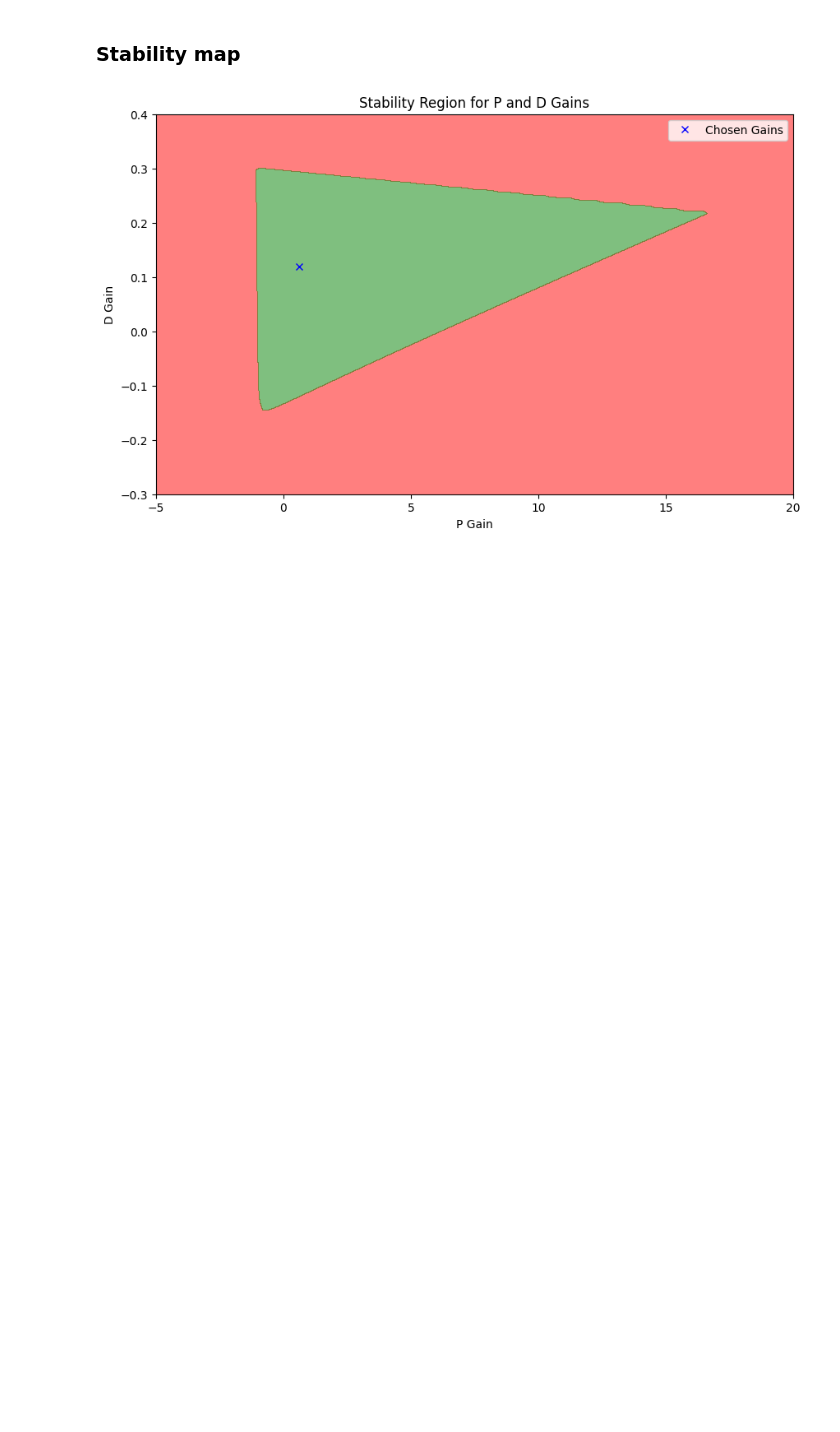
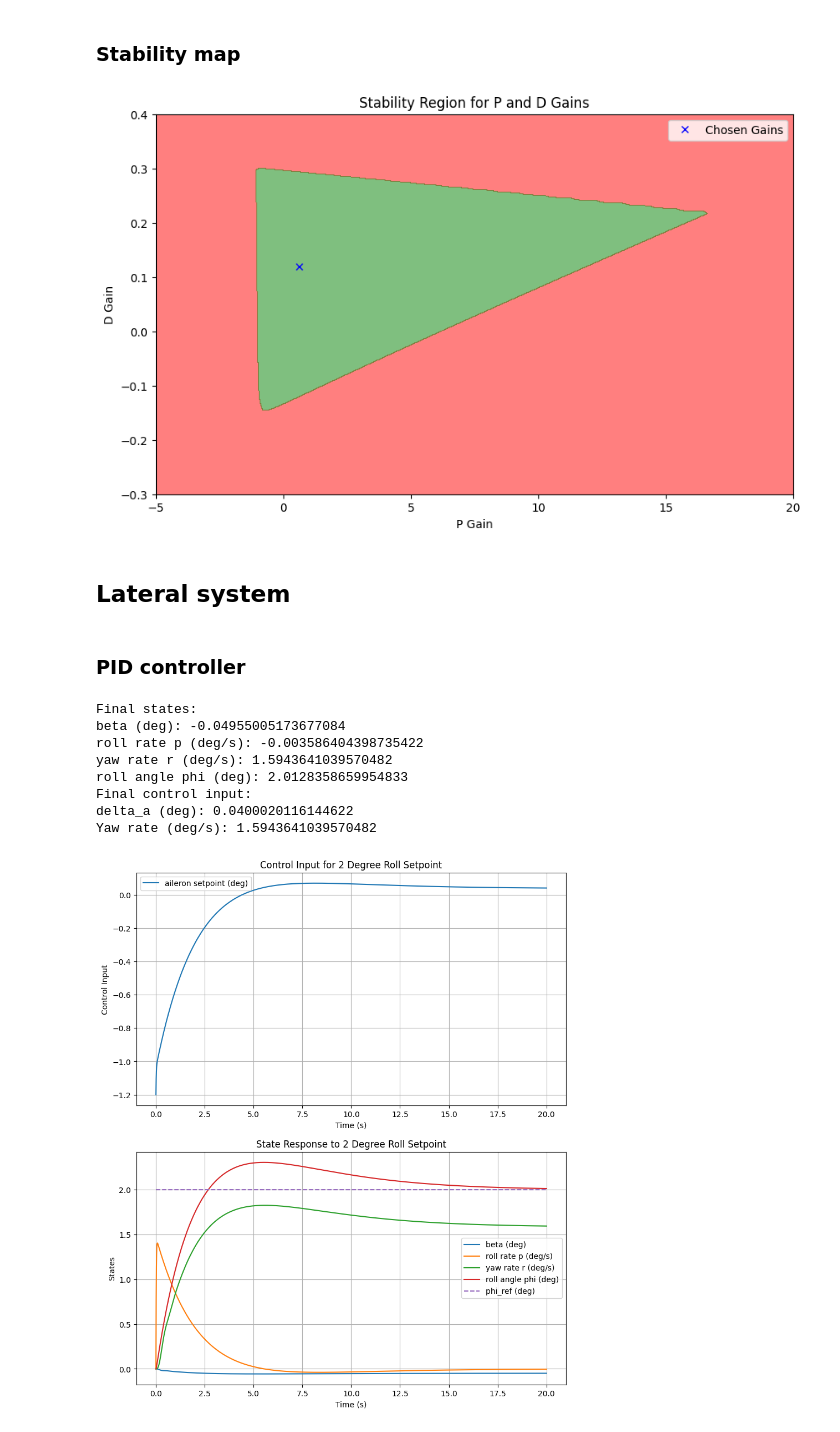
Before and after one commit to gregora/Wright, a Jupyter notebook: control_systems.ipynb, the cells around one changed output. Cells and saved outputs as stored; diff of their text form; code cells hidden in the pictures; blank space fills up the shorter version.

Commit message:
Add lateral controller

```diff
--- a/control_systems.ipynb
+++ b/control_systems.ipynb
@@ -164,3 +164,69 @@ plt.title("Stability Region for P and D Gains")
 plt.show()
 # %% [output]
 [figure]
+# %% [markdown]
+## Lateral system
+# %%
+lateral_linear_matrices = np.load("lateral_linear.npz")
+A = lateral_linear_matrices["A"]
+B = lateral_linear_matrices["B"]
+C = lateral_linear_matrices["C"]
+D = lateral_linear_matrices["D"]
+lateral_linear = ct.StateSpace(A, B, C, D)
+# %% [markdown]
+### PID controller
+# %%
+P_gain = 0.6
+I_gain = 0.1
+D_gain = 0.12
+
+lateral_controller = ct.StateSpace(np.zeros((1,1)), np.array([[0, 0, 1]]), np.array([[-I_gain], [0]]), np.array([[-D_gain, 0, -P_gain], [0, 0, 0]]))
+# %%
+lateral_feedback = ct.feedback(lateral_controller, lateral_linear, sign=-1)
+
+t = np.linspace(0, 20, 10000)
+u = np.zeros((3, len(t)))
+u[2,:] = 2 * np.pi / 180
+
+t, y, x = ct.forced_response(lateral_feedback, T=t, U=u, return_states = True)
+print("Final states:")
+print("beta (deg):", x[1, -1] * 180 / np.pi)
+print("roll rate p (deg/s):", x[2, -1] * 180 / np.pi)
+print("yaw rate r (deg/s):", x[3, -1] * 180 / np.pi)
+print("roll angle phi (deg):", x[4, -1] * 180 / np.pi)
+print("Final control input:")
+print("delta_a (deg):", y[0, -1] * 180 / np.pi)
+
+print("Yaw rate (deg/s):", x[3, -1] * 180 / np.pi)
+
+plt.figure(figsize=(10, 12))
+plt.subplot(2, 1, 1)
+plt.plot(t, y[0, :] * 180 / np.pi, label="aileron setpoint (deg)")
+plt.xlabel("Time (s)")
+plt.ylabel("Control Input")
+plt.title("Control Input for 2 Degree Roll Setpoint")
+plt.legend()
+plt.grid()
+
+plt.subplot(2, 1, 2)
+plt.plot(t, x[1, :] * 180 / np.pi, label="beta (deg)")
+plt.plot(t, x[2, :] * 180 / np.pi, label="roll rate p (deg/s)")
+plt.plot(t, x[3, :] * 180 / np.pi, label="yaw rate r (deg/s)")
+plt.plot(t, x[4, :] * 180 / np.pi, label="roll angle phi (deg)")
+plt.plot(t, u[2, :] * 180 / np.pi, label="phi_ref (deg)", linestyle="--")
+plt.xlabel("Time (s)")
+plt.ylabel("States")
+plt.title("State Response to 2 Degree Roll Setpoint")
+plt.legend()
+plt.grid()
+plt.show()
+# %% [output]
+Final states:
+beta (deg): -0.04955005173677084
+roll rate p (deg/s): -0.003586404398735422
+yaw rate r (deg/s): 1.5943641039570482
+roll angle phi (deg): 2.0128358659954833
+Final control input:
+delta_a (deg): 0.0400020116144622
+Yaw rate (deg/s): 1.5943641039570482
+[figure, added]
```
Also changed, not shown: parts of 5 cells of this notebook.
